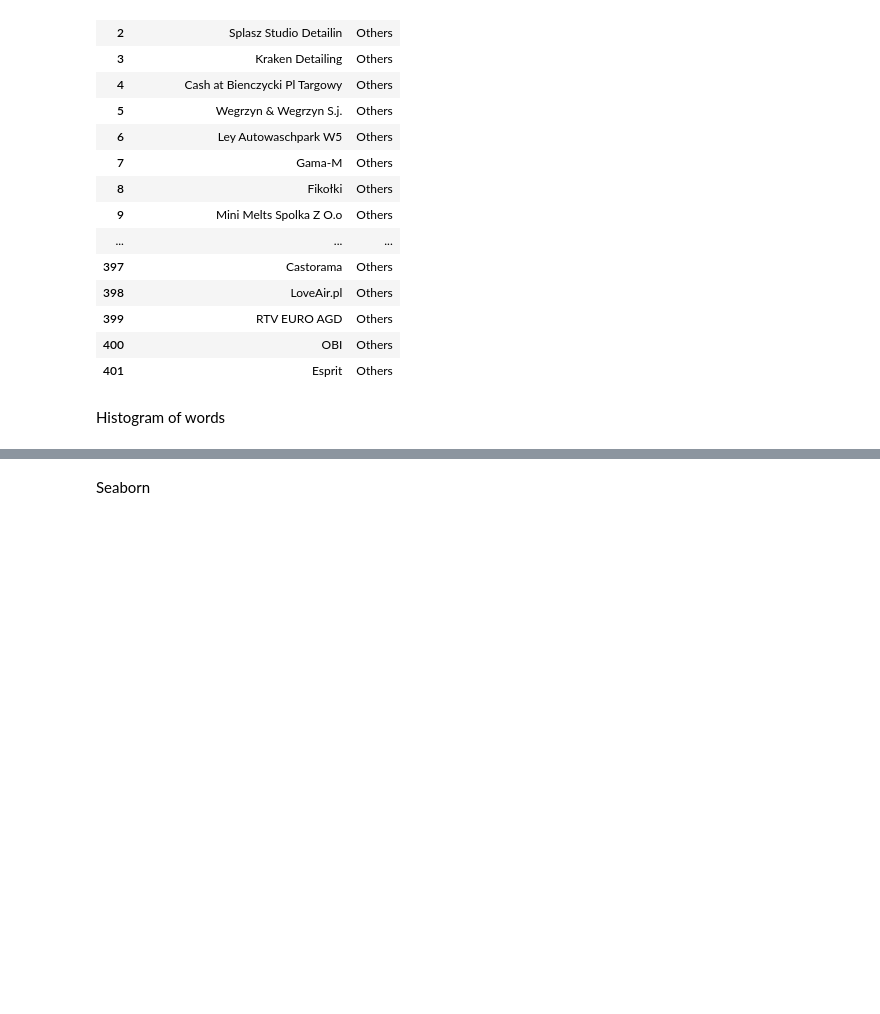
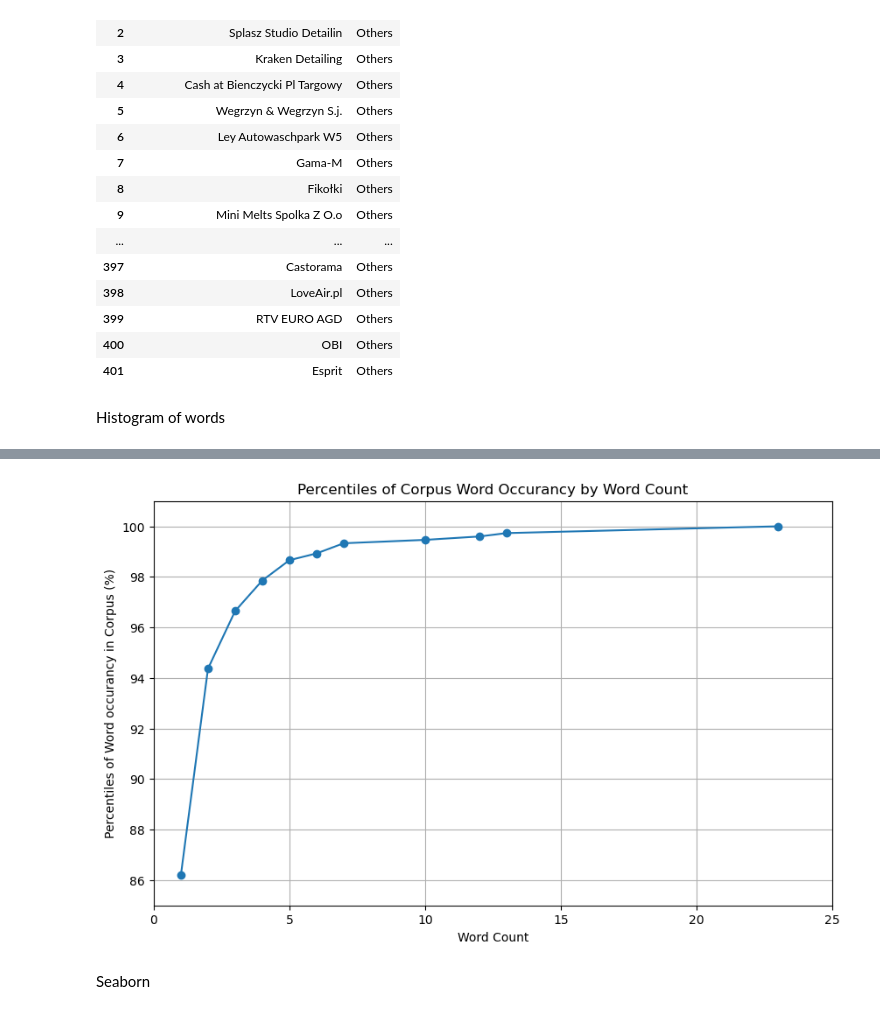
Before and after one commit to arturroo/af-finanzen, a Jupyter notebook: jupiter/transak/logistic_regression/main.ipynb, the cells around one changed output, grey strips where cells are left out. Cells and saved outputs as stored; diff of their text form; code cells hidden in the pictures; blank space fills up the shorter version.

```diff
--- a/jupiter/transak/logistic_regression/main.ipynb
+++ b/jupiter/transak/logistic_regression/main.ipynb
@@ -129,3 +112,18 @@ dtype: int64
+# %%
+percentiles = word_counts.value_counts().sort_index().cumsum() / len(word_counts) * 100
+
+# Plotting the percentiles
+plt.figure(figsize=(10, 6))
+plt.plot(percentiles.index, percentiles.values, marker='o')
+plt.xlabel('Word Count')
+plt.ylabel('Percentiles of Word occurancy in Corpus (%)')
+plt.title('Percentiles of Corpus Word Occurancy by Word Count')
+plt.grid(True)
+plt.xlim(0, 25)
+plt.ylim(85, 101)
+plt.show()
+# %% [output]
+[figure, added]
 # %% [markdown]
 Seaborn
 # %%
```
Also changed, not shown: parts of 18 cells of this notebook.
